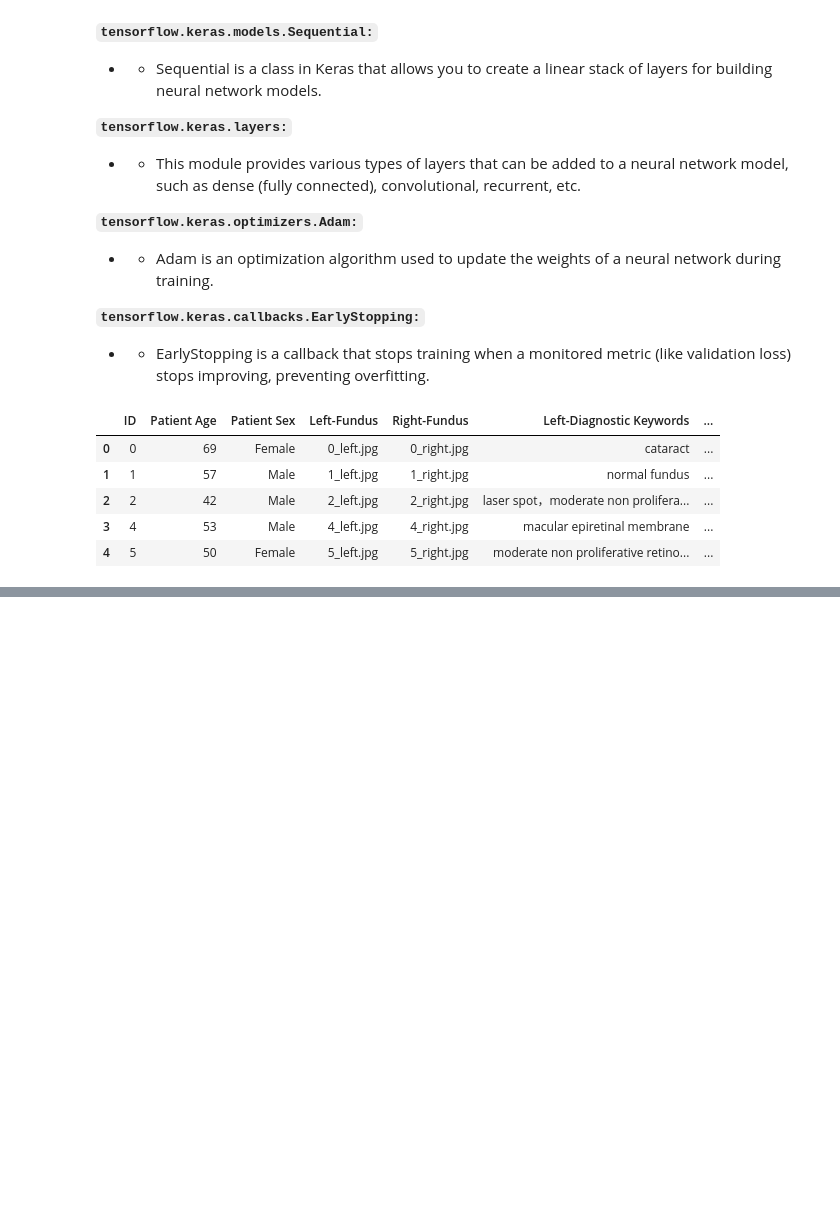
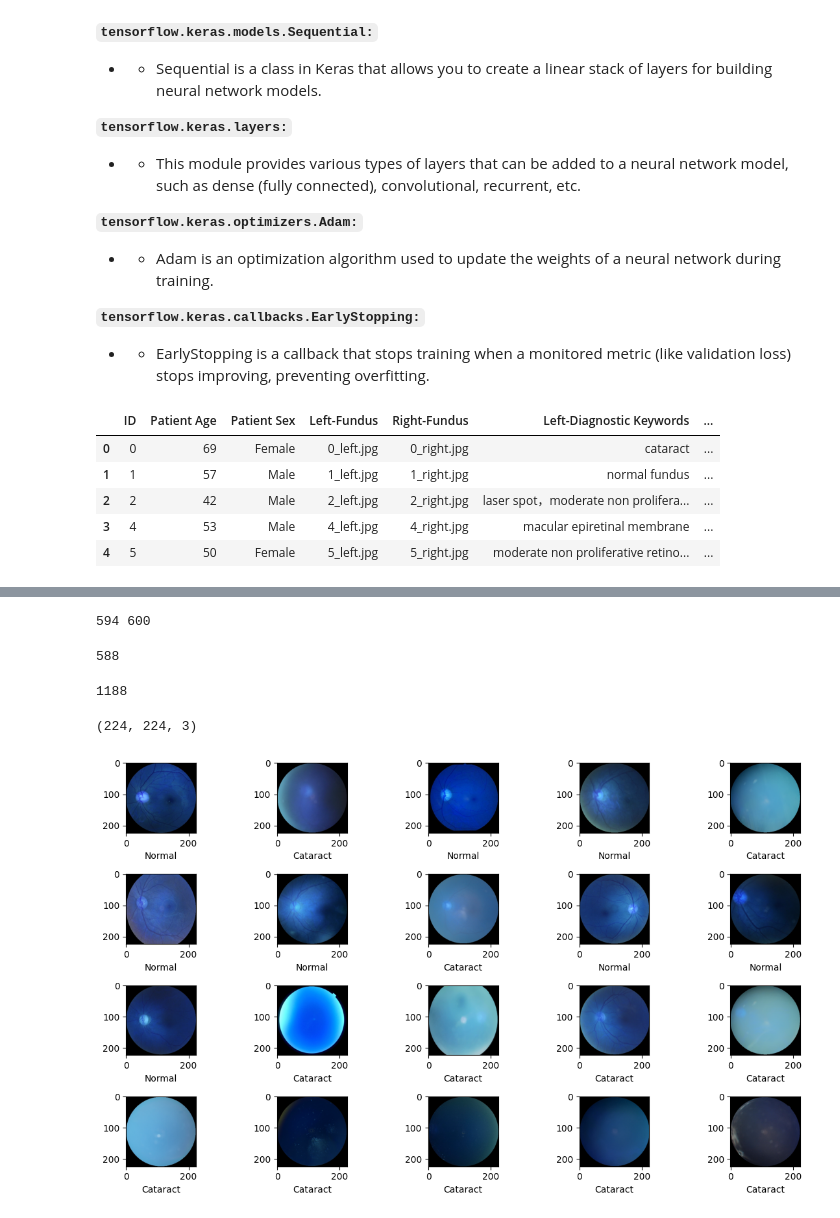
Before and after one commit to md-marop-hossain/Ocular-Disease-Recognition-Project-CSE499A, a Jupyter notebook: Ocular_Disease_Recognition_using_CNN_models_resnet_50_&_VGG_16_&_Dense_Net_121.ipynb, the cells around one changed output, grey strips where cells are left out. Cells and saved outputs as stored; diff of their text form; code cells hidden in the pictures; blank space fills up the shorter version.

```diff
--- a/Ocular_Disease_Recognition_using_CNN_models_resnet_50_&_VGG_16_&_Dense_Net_121.ipynb
+++ b/Ocular_Disease_Recognition_using_CNN_models_resnet_50_&_VGG_16_&_Dense_Net_121.ipynb
@@ -176,0 +191,4 @@ df.head(5)
+# %%
+#create a new columns for left and right cataract
+df['left_cataract'] = df['Left-Diagnostic Keywords'].apply(lambda x : has_cataract(x))
+df['right_cataract'] = df['Right-Diagnostic Keywords'].apply(lambda x : has_cataract(x))
@@ -176,0 +246,4 @@ df.head(5)
+# %%
+# Get a sample of Normal Fundus images for both left and right eyes
+left_normal = df.loc[(df.C == 0) & (df["Left-Diagnostic Keywords"] == "normal fundus")]["Left-Fundus"].sample(300, random_state=42).values
+right_normal = df.loc[(df.C == 0) & (df["Right-Diagnostic Keywords"] == "normal fundus")]["Right-Fundus"].sample(300, random_state=42).values
@@ -176,0 +265,9 @@ df.head(5)
+# %%
+# Concatenate cataract and normal filenames
+cataract = np.concatenate((left_cataract, right_cataract), axis=0)
+normal = np.concatenate((left_normal, right_normal), axis=0)
+# %%
+# Print the number of cataract and normal images
+print(len(cataract), len(normal))
+# %% [output]
+594 600
@@ -176,0 +299,33 @@ df.head(5)
+# %%
+# Create the cataract dataset
+dataset = create_dataset(cataract, 1)
+
+# Print the length of the cataract dataset
+print(len(dataset))
+
+# Create the normal dataset
+dataset = create_dataset(normal, 0)
+
+# Print the length of the normal dataset
+print(len(dataset))
+# %% [output]
+588
+1188
+# %%
+dataset[0][0].shape
+# %% [output]
+(224, 224, 3)
+# %%
+import matplotlib.pyplot as plt
+plt.figure(figsize = (12, 7))
+for i in range(20):
+  sample = random.choice(range(len(dataset)))
+  image = dataset[sample][0]
+  category = dataset[sample][1]
+  label = 'Normal' if category == 0 else 'Cataract'
+  plt.subplot(4, 5, i+1)
+  plt.imshow(image)
+  plt.xlabel(label)
+plt.tight_layout()
+# %% [output]
+[figure, added]
```
Also changed, not shown: parts of 26 cells of this notebook.
